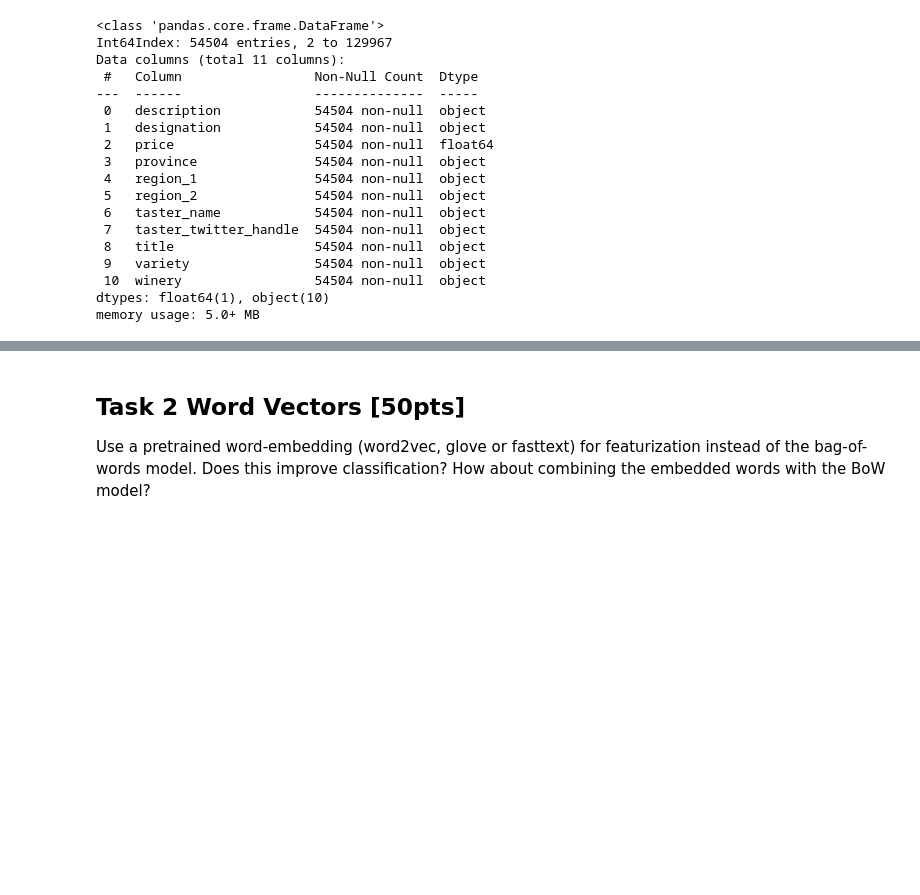
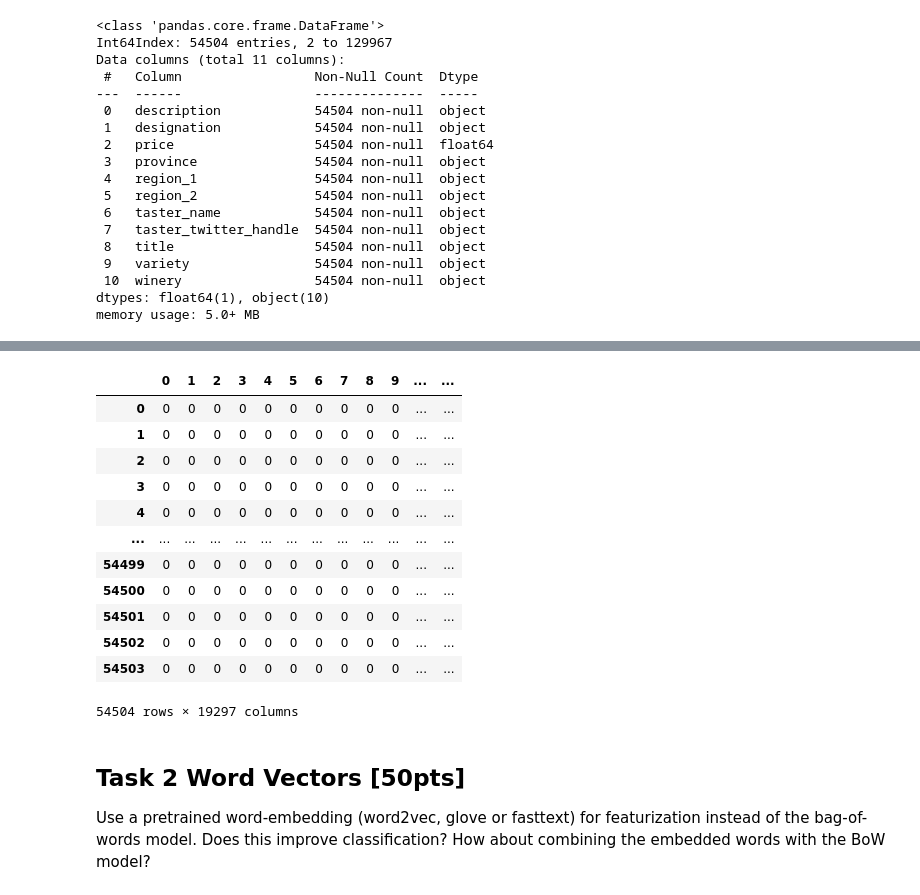
Before and after one commit to Matt88Ac/AdvancedML_Assignment4, a Jupyter notebook: Advanced Machine Learning - HW #4.ipynb, the cells around one changed output, grey strips where cells are left out. Saved outputs shown, nothing was run; the diff lists cells and outputs as text; code cells hidden in the pictures; blank space fills up the shorter version.

```diff
--- a/Advanced Machine Learning - HW #4.ipynb
+++ b/Advanced Machine Learning - HW #4.ipynb
@@ -415,0 +423,3 @@ x.loc[:, cat] = x.loc[:, cat].apply(lambda z: z.astype('category').cat.codes)
+# %%
+cols = x.columns
+cat['price'] = True
@@ -415,0 +474,5 @@ x.loc[:, cat] = x.loc[:, cat].apply(lambda z: z.astype('category').cat.codes)
+# %%
+from sklearn.feature_extraction.text import CountVectorizer
+vect = CountVectorizer(stop_words='english')
+description = vect.fit_transform(x['description'])
+x = x.drop(columns=['description'])
@@ -415,0 +487,21 @@ x.loc[:, cat] = x.loc[:, cat].apply(lambda z: z.astype('category').cat.codes)
+# %%
+description = description.todense()
+x.drop(columns=['index'], inplace=True)
+# %%
+description = pd.DataFrame(description)
+description[cols[cat]] = x
+description
+# %% [output]
+|  | 0 | 1 | 2 | 3 | 4 | 5 | 6 | 7 | 8 | 9 | ... | ... |
+| 0 | 0 | 0 | 0 | 0 | 0 | 0 | 0 | 0 | 0 | 0 | ... | ... |
+| 1 | 0 | 0 | 0 | 0 | 0 | 0 | 0 | 0 | 0 | 0 | ... | ... |
+| 2 | 0 | 0 | 0 | 0 | 0 | 0 | 0 | 0 | 0 | 0 | ... | ... |
+| 3 | 0 | 0 | 0 | 0 | 0 | 0 | 0 | 0 | 0 | 0 | ... | ... |
+| 4 | 0 | 0 | 0 | 0 | 0 | 0 | 0 | 0 | 0 | 0 | ... | ... |
+| ... | ... | ... | ... | ... | ... | ... | ... | ... | ... | ... | ... | ... |
+| 54499 | 0 | 0 | 0 | 0 | 0 | 0 | 0 | 0 | 0 | 0 | ... | ... |
+| 54500 | 0 | 0 | 0 | 0 | 0 | 0 | 0 | 0 | 0 | 0 | ... | ... |
+| 54501 | 0 | 0 | 0 | 0 | 0 | 0 | 0 | 0 | 0 | 0 | ... | ... |
+| 54502 | 0 | 0 | 0 | 0 | 0 | 0 | 0 | 0 | 0 | 0 | ... | ... |
+| 54503 | 0 | 0 | 0 | 0 | 0 | 0 | 0 | 0 | 0 | 0 | ... | ... |
+54504 rows × 19297 columns
```
Also changed, not shown: parts of 5 cells of this notebook.
